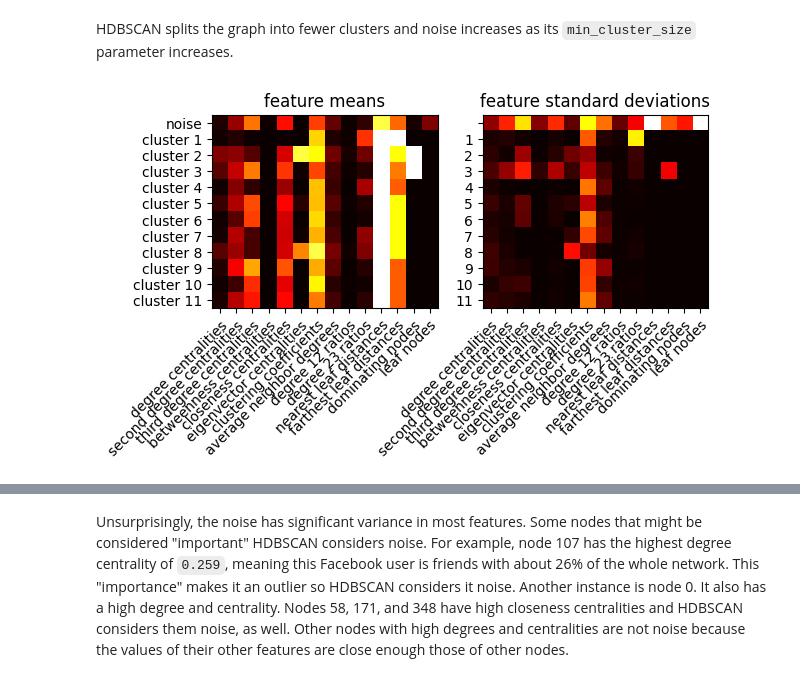
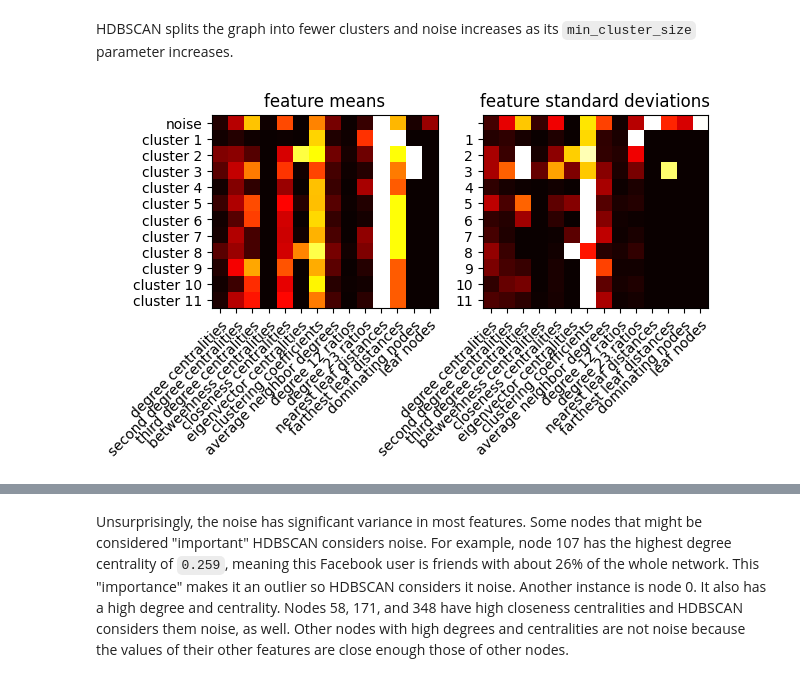
Before and after one commit to Tenchumaru/notebooks, a Jupyter notebook: Understanding Networks through Clustering.ipynb, the cells around one changed output, grey strips where cells are left out. Cells and saved outputs as stored; diff of their text form; code cells hidden in the pictures.

Commit message:
Add heatmap plots

```diff
--- a/Understanding Networks through Clustering.ipynb
+++ b/Understanding Networks through Clustering.ipynb
@@ -251,36 +236,48 @@ spotlight_nodes = {0, 107, 348, 414, 686, 698, 1684, 1912, 3437, 3980}
 # %% [markdown]
 HDBSCAN splits the graph into fewer clusters and noise increases as its `min_cluster_size` parameter increases.
 # %%
-def fn(g, fn):
-    g = (X[v] for _, v in g)
-    g = map(fn, zip(*g))
-    return tuple(g)
-Ymean = tuple(fn(v, np.mean) for _, v in it.groupby(sorted(clusters_to_nodes), lambda t: t[0]))
-Ystd = tuple(fn(v, np.std) for _, v in it.groupby(sorted(clusters_to_nodes), lambda t: t[0]))
-plot1 = mp.subplot(121)
-xlabels = ('degree centralities',
-     'second degree centralities',
-     'third degree centralities',
-     'betweenness centralities',
-     'closeness centralities',
-     'eigenvector centralities',
-     'clustering coefficients',
-     'average neighbor degrees',
-     'degree 12 ratios',
-     'degree 23 ratios',
-     'nearest leaf distances',
-     'farthest leaf distances',
-     'dominating nodes',
-     'leaf nodes')
-plot1.set_title('feature means')
-plot1.set_xticks(range(len(xlabels)), labels=xlabels, rotation=45, ha="right", rotation_mode="anchor")
-plot1.set_yticks(range(len(Ymean)), labels=tuple(f'cluster {i}' if i else 'noise' for i in range(len(Ymean))))
-mp.imshow(Ymean, cmap='hot', interpolation='nearest')
-plot2 = mp.subplot(122)
-plot2.set_title('feature standard deviations')
-plot2.set_xticks(range(len(xlabels)), labels=xlabels, rotation=45, ha="right", rotation_mode="anchor")
-plot2.set_yticks(range(len(Ystd)), labels=tuple(str(i) if i else '' for i in range(len(Ymean))))
-mp.imshow(Ystd, cmap='hot', interpolation='nearest')
-mp.show()
+def scale(values):
+    maximum = max(values)
+    minimum = min(values)
+    def fn(v):
+        m = maximum - minimum
+        return (v - minimum) / m
+    return list(map(fn, values))
+
+def plot_heatmap(labels):
+    def fn(g, fn):
+        g = (X[v] for _, v in g)
+        g = map(fn, zip(*g))
+        return tuple(g)
+    clusters_to_nodes = sorted((c, i) for i, c in enumerate(labels))
+    Ymeans = tuple(scale(fn(v, np.mean)) for _, v in it.groupby(clusters_to_nodes, lambda t: t[0]))
+    Ystds = tuple(scale(fn(v, np.std)) for _, v in it.groupby(clusters_to_nodes, lambda t: t[0]))
+    plot1 = mp.subplot(121)
+    xlabels = ('degree centralities',
+         'second degree centralities',
+         'third degree centralities',
+         'betweenness centralities',
+         'closeness centralities',
+         'eigenvector centralities',
+         'clustering coefficients',
+         'average neighbor degrees',
+         'degree 12 ratios',
+         'degree 23 ratios',
+         'nearest leaf distances',
+         'farthest leaf distances',
+         'dominating nodes',
+         'leaf nodes')
+    plot1.set_title('feature means')
+    plot1.set_xticks(range(len(xlabels)), labels=xlabels, rotation=45, ha="right", rotation_mode="anchor")
+    plot1.set_yticks(range(len(Ymeans)), labels=tuple(f'cluster {i}' if i else 'noise' for i in range(len(Ymeans))))
+    mp.imshow(Ymeans, cmap='hot', interpolation='nearest')
+    plot2 = mp.subplot(122)
+    plot2.set_title('feature standard deviations')
+    plot2.set_xticks(range(len(xlabels)), labels=xlabels, rotation=45, ha="right", rotation_mode="anchor")
+    plot2.set_yticks(range(len(Ystds)), labels=tuple(str(i) if i else '' for i in range(len(Ymeans))))
+    mp.imshow(Ystds, cmap='hot', interpolation='nearest')
+    mp.show()
+
+plot_heatmap(hdbscan.labels_)
 # %% [output]
-[figure, old version]
+[figure, new version]
```
Also changed, not shown: parts of 4 cells of this notebook.
